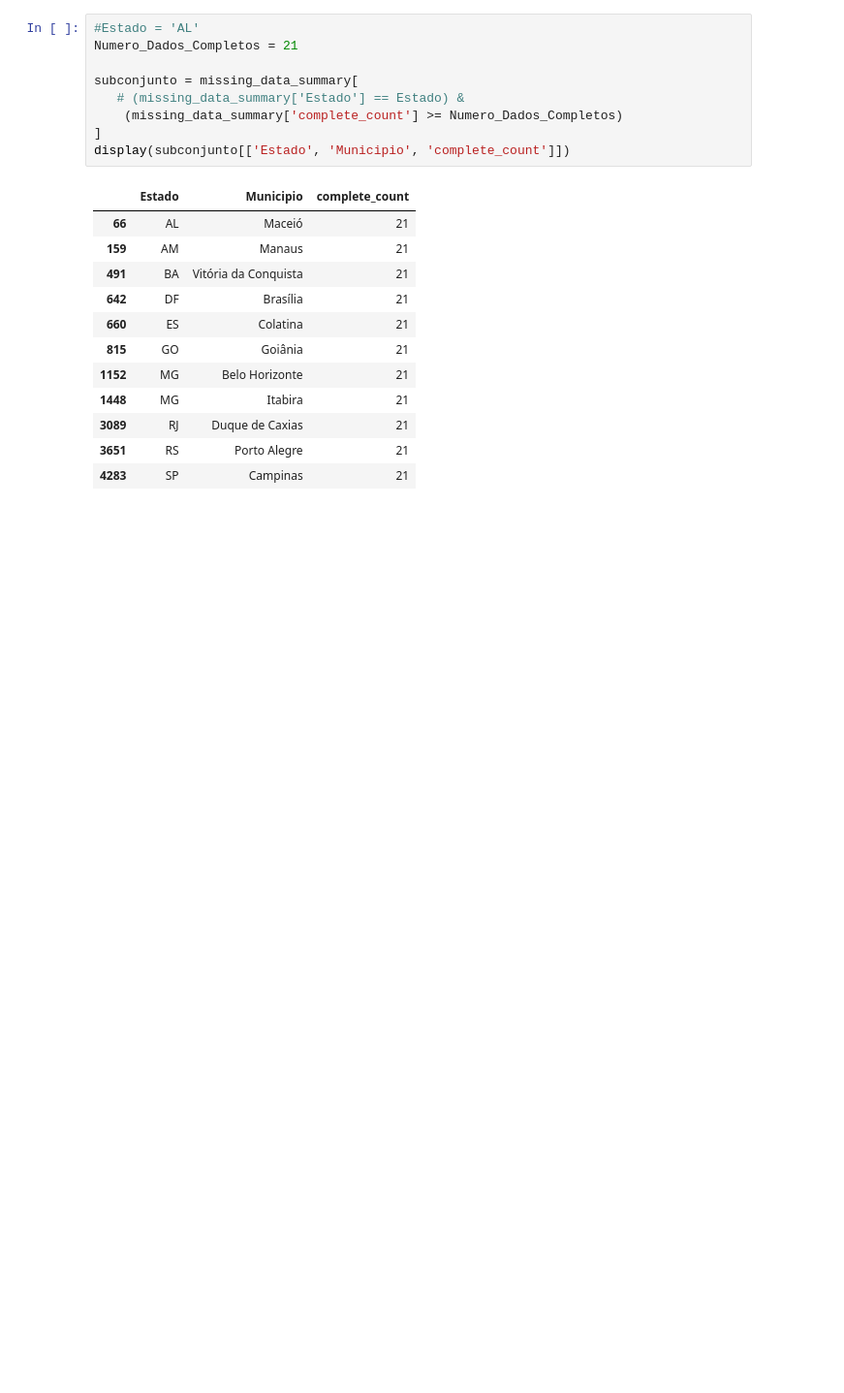
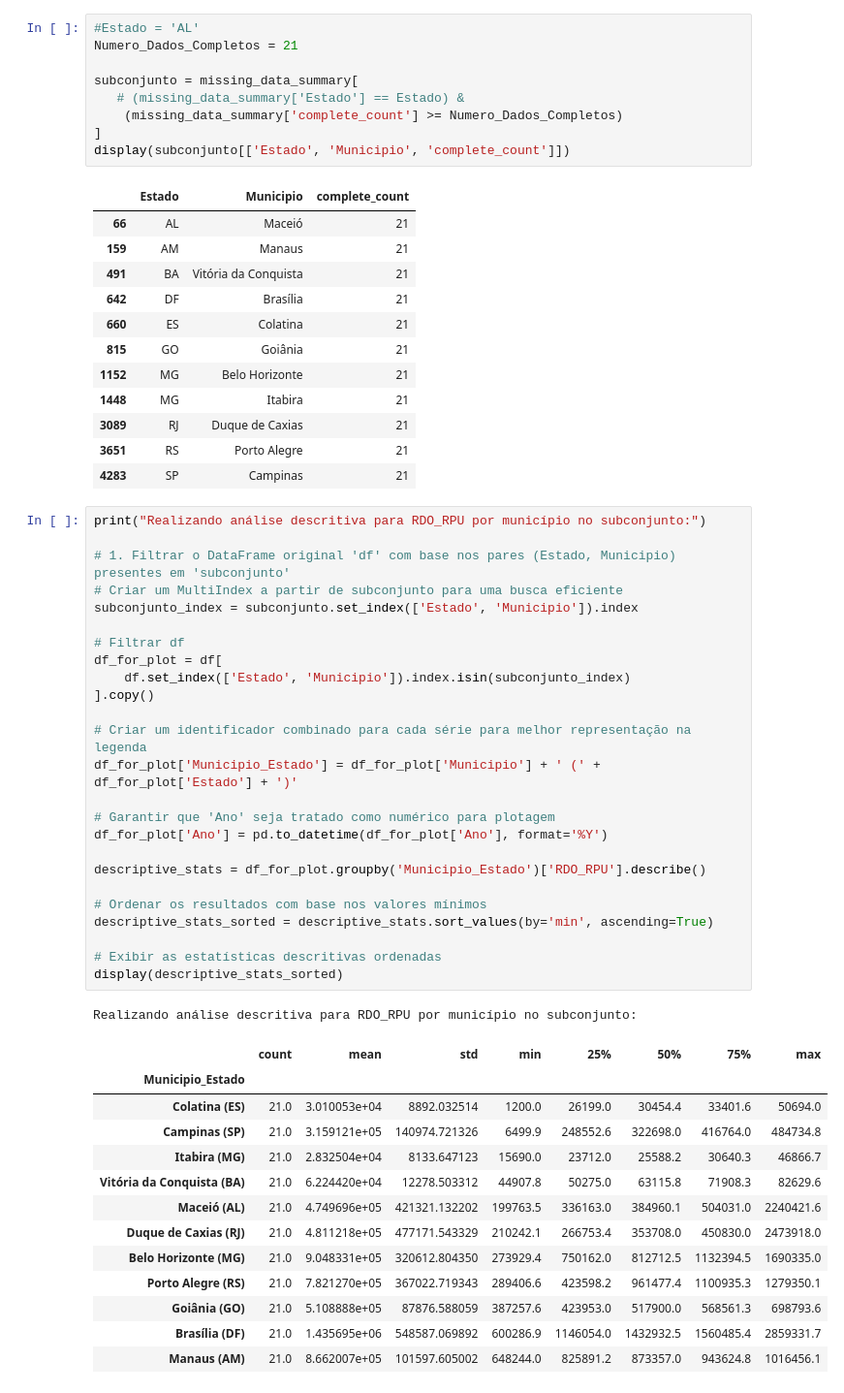
Before and after one commit to clobos/Python_Tatiana_Ecologia_Aplicada, a Jupyter notebook: codigo_unico_2002_2022.ipynb, the cells around one changed output. Shown at 97% size. Cells and saved outputs as stored; diff of their text form; blank space fills up the shorter version.

```diff
--- a/codigo_unico_2002_2022.ipynb
+++ b/codigo_unico_2002_2022.ipynb
@@ -87,4 +139,44 @@ display(subconjunto[['Estado', 'Municipio', 'complete_count']])
 | 3089 | RJ | Duque de Caxias | 21 |
 | 3651 | RS | Porto Alegre | 21 |
 | 4283 | SP | Campinas | 21 |
+# %%
+print("Realizando análise descritiva para RDO_RPU por município no subconjunto:")
+
+# 1. Filtrar o DataFrame original 'df' com base nos pares (Estado, Municipio) presentes em 'subconjunto'
+# Criar um MultiIndex a partir de subconjunto para uma busca eficiente
+subconjunto_index = subconjunto.set_index(['Estado', 'Municipio']).index
+
+# Filtrar df
+df_for_plot = df[
+    df.set_index(['Estado', 'Municipio']).index.isin(subconjunto_index)
+].copy()
+
+# Criar um identificador combinado para cada série para melhor representação na legenda
+df_for_plot['Municipio_Estado'] = df_for_plot['Municipio'] + ' (' + df_for_plot['Estado'] + ')'
+
+# Garantir que 'Ano' seja tratado como numérico para plotagem
+df_for_plot['Ano'] = pd.to_datetime(df_for_plot['Ano'], format='%Y')
+
+descriptive_stats = df_for_plot.groupby('Municipio_Estado')['RDO_RPU'].describe()
+
+# Ordenar os resultados com base nos valores mínimos
+descriptive_stats_sorted = descriptive_stats.sort_values(by='min', ascending=True)
+
+# Exibir as estatísticas descritivas ordenadas
+display(descriptive_stats_sorted)
+# %% [output]
+Realizando análise descritiva para RDO_RPU por município no subconjunto:
+|  | count | mean | std | min | 25% | 50% | 75% | max |
+| Municipio_Estado |  |  |  |  |  |  |  |  |
+| Colatina (ES) | 21.0 | 3.010053e+04 | 8892.032514 | 1200.0 | 26199.0 | 30454.4 | 33401.6 | 50694.0 |
+| Campinas (SP) | 21.0 | 3.159121e+05 | 140974.721326 | 6499.9 | 248552.6 | 322698.0 | 416764.0 | 484734.8 |
+| Itabira (MG) | 21.0 | 2.832504e+04 | 8133.647123 | 15690.0 | 23712.0 | 25588.2 | 30640.3 | 46866.7 |
+| Vitória da Conquista (BA) | 21.0 | 6.224420e+04 | 12278.503312 | 44907.8 | 50275.0 | 63115.8 | 71908.3 | 82629.6 |
+| Maceió (AL) | 21.0 | 4.749696e+05 | 421321.132202 | 199763.5 | 336163.0 | 384960.1 | 504031.0 | 2240421.6 |
+| Duque de Caxias (RJ) | 21.0 | 4.811218e+05 | 477171.543329 | 210242.1 | 266753.4 | 353708.0 | 450830.0 | 2473918.0 |
+| Belo Horizonte (MG) | 21.0 | 9.048331e+05 | 320612.804350 | 273929.4 | 750162.0 | 812712.5 | 1132394.5 | 1690335.0 |
+| Porto Alegre (RS) | 21.0 | 7.821270e+05 | 367022.719343 | 289406.6 | 423598.2 | 961477.4 | 1100935.3 | 1279350.1 |
+| Goiânia (GO) | 21.0 | 5.108888e+05 | 87876.588059 | 387257.6 | 423953.0 | 517900.0 | 568561.3 | 698793.6 |
+| Brasília (DF) | 21.0 | 1.435695e+06 | 548587.069892 | 600286.9 | 1146054.0 | 1432932.5 | 1560485.4 | 2859331.7 |
+| Manaus (AM) | 21.0 | 8.662007e+05 | 101597.605002 | 648244.0 | 825891.2 | 873357.0 | 943624.8 | 1016456.1 |
 # %%
```
Also changed, not shown: parts of 6 cells of this notebook.
